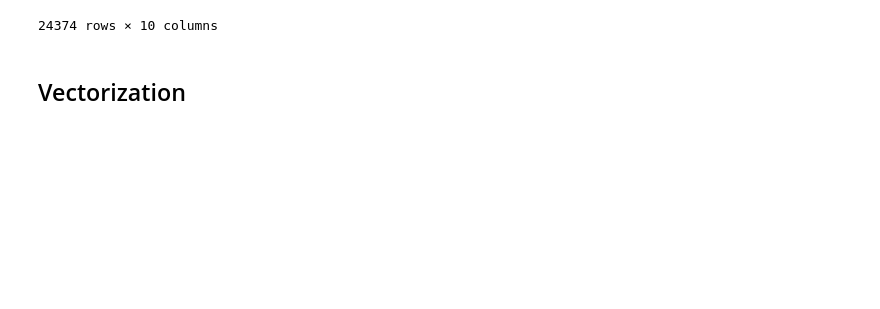
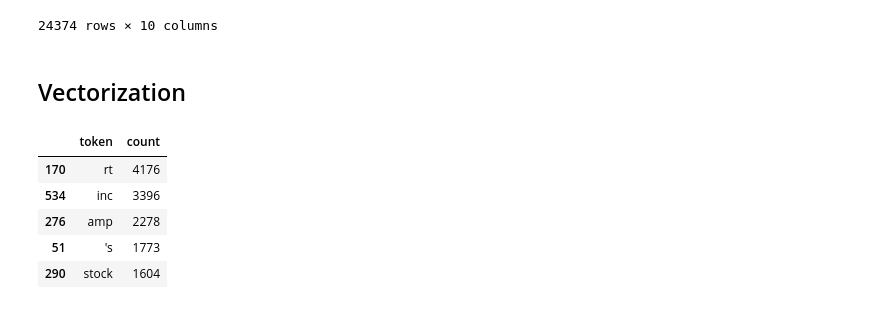
Before and after one commit to oulianov/finance-tweets, a Jupyter notebook: Finance tweets.ipynb, the cells around one changed output. Saved outputs shown, nothing was run; the diff lists cells and outputs as text; code cells hidden in the pictures; blank space fills up the shorter version.

```diff
--- a/Finance tweets.ipynb
+++ b/Finance tweets.ipynb
@@ -81 +98,17 @@ data_filtered
+# %%
+# Frequent tokens
+
+tokens_frequency = nltk.FreqDist(nltk.tokenize.word_tokenize(' '.join(data_filtered['text'].apply(preprocess_txt))))
+# %%
+df_tokens_frequency = pd.DataFrame.from_dict(tokens_frequency, orient='index').reset_index()
+df_tokens_frequency.rename({'index': 'token', 0: 'count'}, axis=1, inplace=True)
+df_tokens_frequency = df_tokens_frequency[df_tokens_frequency['token'].apply(lambda x: x not in nltk.corpus.stopwords.words('english'))]
+df_tokens_frequency.sort_values(by='count', ascending=False).head()
+# %% [output]
+|  | token | count |
+| 170 | rt | 4176 |
+| 534 | inc | 3396 |
+| 276 | amp | 2278 |
+| 51 | 's | 1773 |
+| 290 | stock | 1604 |
 # %%
```
Also changed, not shown: parts of 9 cells of this notebook, 1 other file.
